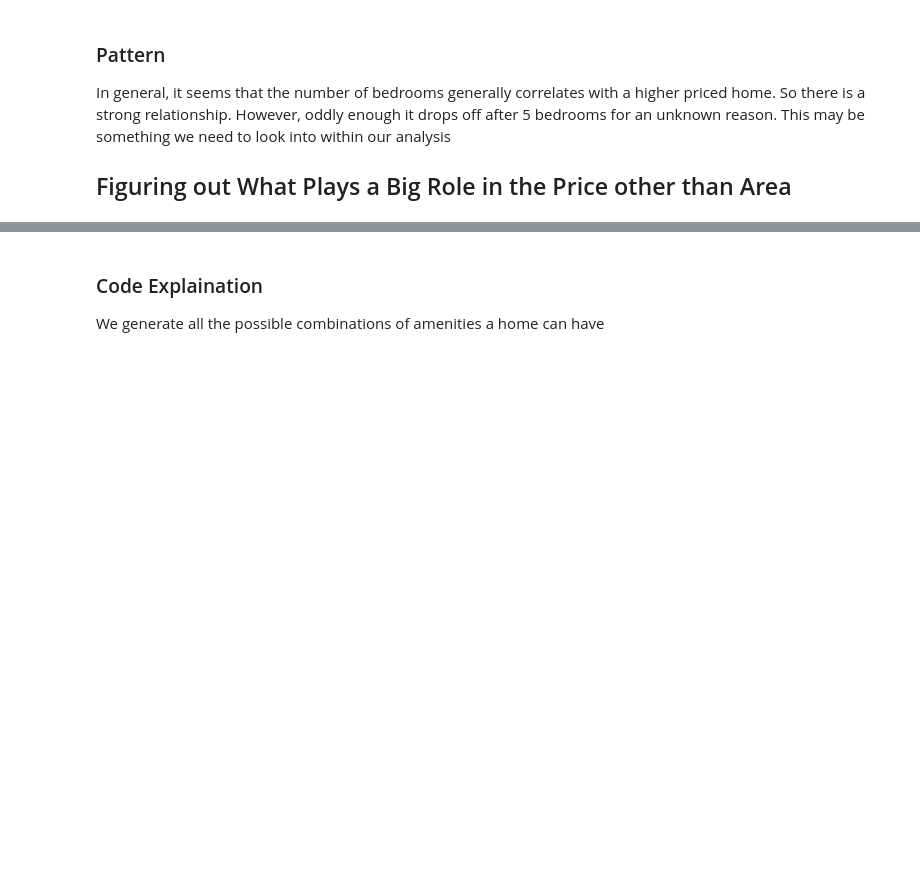
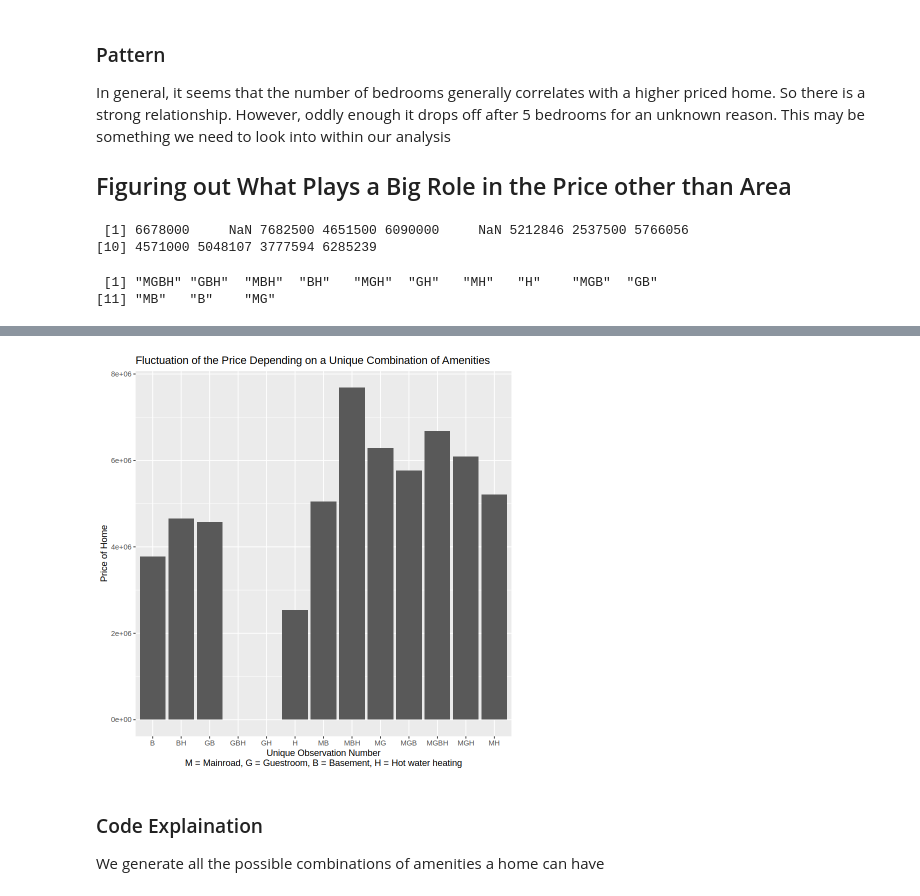
Before and after one commit to chwu01/DSCI-Group-Project, a Jupyter notebook: Project Proposal (Final).ipynb, the cells around one changed output, grey strips where cells are left out. Saved outputs shown, nothing was run; the diff lists cells and outputs as text; code cells hidden in the pictures; blank space fills up the shorter version.

Commit message:
Set seed, corrected var names

```diff
--- a/Project Proposal (Final).ipynb
+++ b/Project Proposal (Final).ipynb
@@ -211,9 +231,9 @@ combo_name_list <- vector()
 column_names <- c("combo_type", "price")
 avg_price_amenities <- data.frame(matrix(ncol = length(column_names)))
 
-for (i in seq_along(housing_df)) {
+for (i in seq_along(housing)) {
 
-    combination_price <- housing_df |>
+    combination_price <- housing |>
         filter(mainroad == combinations[i, 1] & guestroom == combinations[i, 2] & basement == combinations[i, 3] & hotwaterheating == combinations[i, 4]) |>
         summarize(amount = mean(price, na.rm = TRUE))
 
@@ -232,7 +252,7 @@ for (i in seq_along(housing_df)) {
     if (combinations[i, 4] == "yes") {
     combo_name <- paste0(combo_name, "H")
     }
-    if (new_string == "") {
+    if (combo_name == "") {
     combo_name <- "None"
     }
 
@@ -252,3 +272,8 @@ bar_graph <- avg_price_amenities |>
         geom_bar(stat = "identity") +
         labs(title = "Fluctuation of the Price Depending on a Unique Combination of Amenities", y = "Price of Home", x = "Unique Observation Number\nM = Mainroad, G = Guestroom, B = Basement, H = Hot water heating")
 bar_graph
+# %% [output]
+ [1] 6678000     NaN 7682500 4651500 6090000     NaN 5212846 2537500 5766056
+[10] 4571000 5048107 3777594 6285239
+ [1] "MGBH" "GBH"  "MBH"  "BH"   "MGH"  "GH"   "MH"   "H"    "MGB"  "GB"
+[11] "MB"   "B"    "MG"
@@ -255,3 +282,4 @@ bar_graph
+[figure, added]
 # %% [markdown]
 ### Code Explaination
 We generate all the possible combinations of amenities a home can have
```
Also changed, not shown: parts of 8 cells of this notebook.
